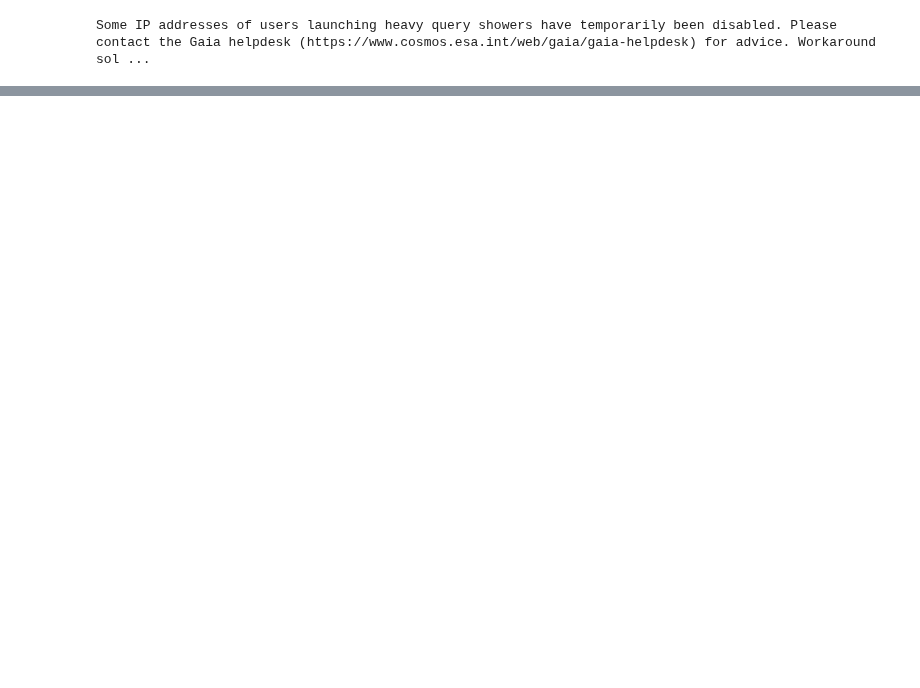
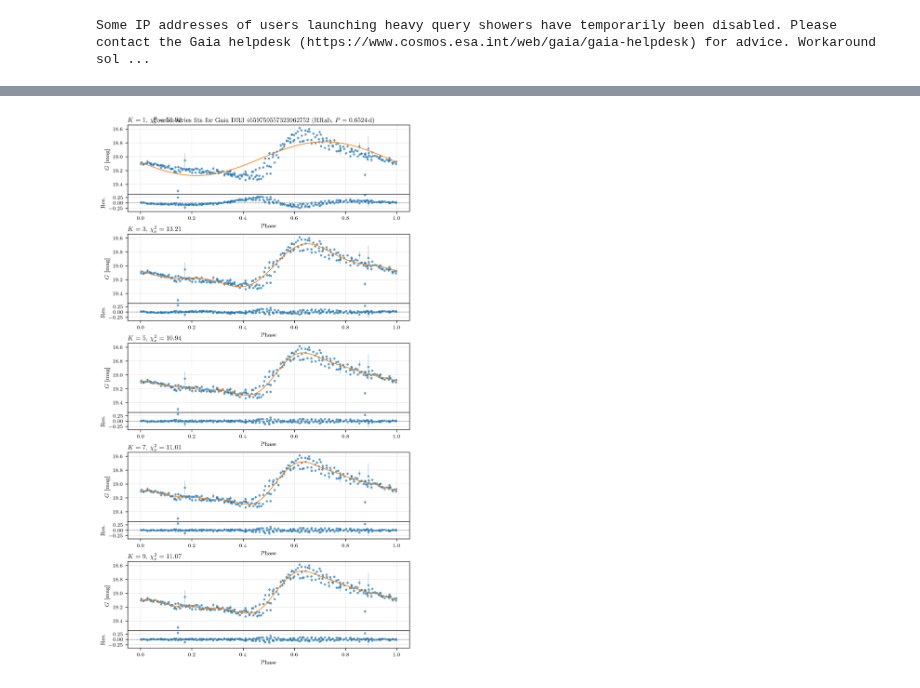
Before and after one commit to raw-asparagus/ay-128, a Jupyter notebook: labs/01/01-01.ipynb, the cells around one changed output, grey strips where cells are left out. Saved outputs shown, nothing was run; the diff lists cells and outputs as text; code cells hidden in the pictures; blank space fills up the shorter version.

```diff
--- a/labs/01/01-01.ipynb
+++ b/labs/01/01-01.ipynb
@@ -149,0 +214,20 @@ So the main conclusion is that the RRd mismatches are best understood as a **mod
+# %%
+TARGET_ID = 4659759557323962752
+K_values = [1, 3, 5, 7, 9]
+
+lightcurve = lightcurve_data[np.asarray(lightcurve_data["source_id"], dtype=np.int64) == TARGET_ID]
+
+row = lightcurve[0]
+classification = str(row["best_classification"])
+pf = float(np.ma.filled(row["pf"], np.nan))
+p1_o = float(np.ma.filled(row["p1_o"], np.nan))
+period = pf if classification == "RRab" else p1_o
+if not np.isfinite(period):
+    period = p1_o if np.isfinite(p1_o) else pf
+if not np.isfinite(period):
+    raise ValueError(f"Could not determine a finite Gaia period for source_id={TARGET_ID}.")
+
+axes = plot_fourier_harmonic_fits(lightcurve, classification, period, K_values)
+plt.show()
+# %% [output]
+[figure, added]
```
Also changed, not shown: parts of 15 cells of this notebook, 14 other files.
